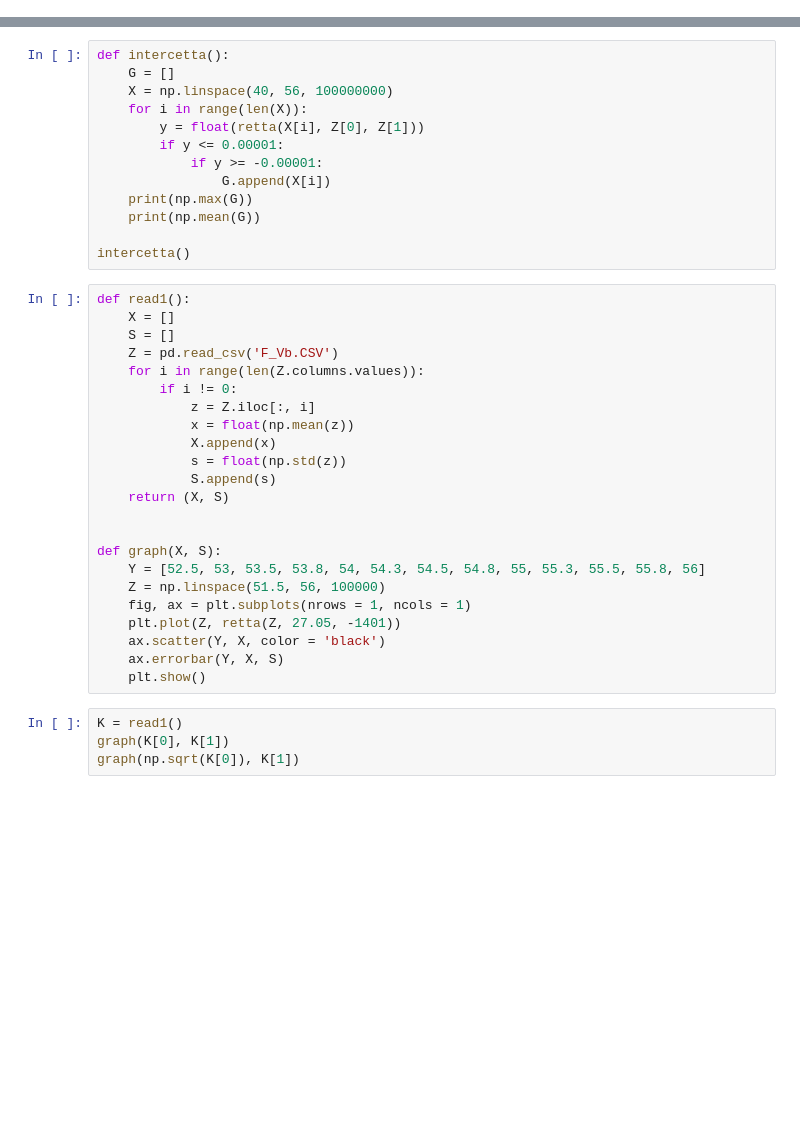
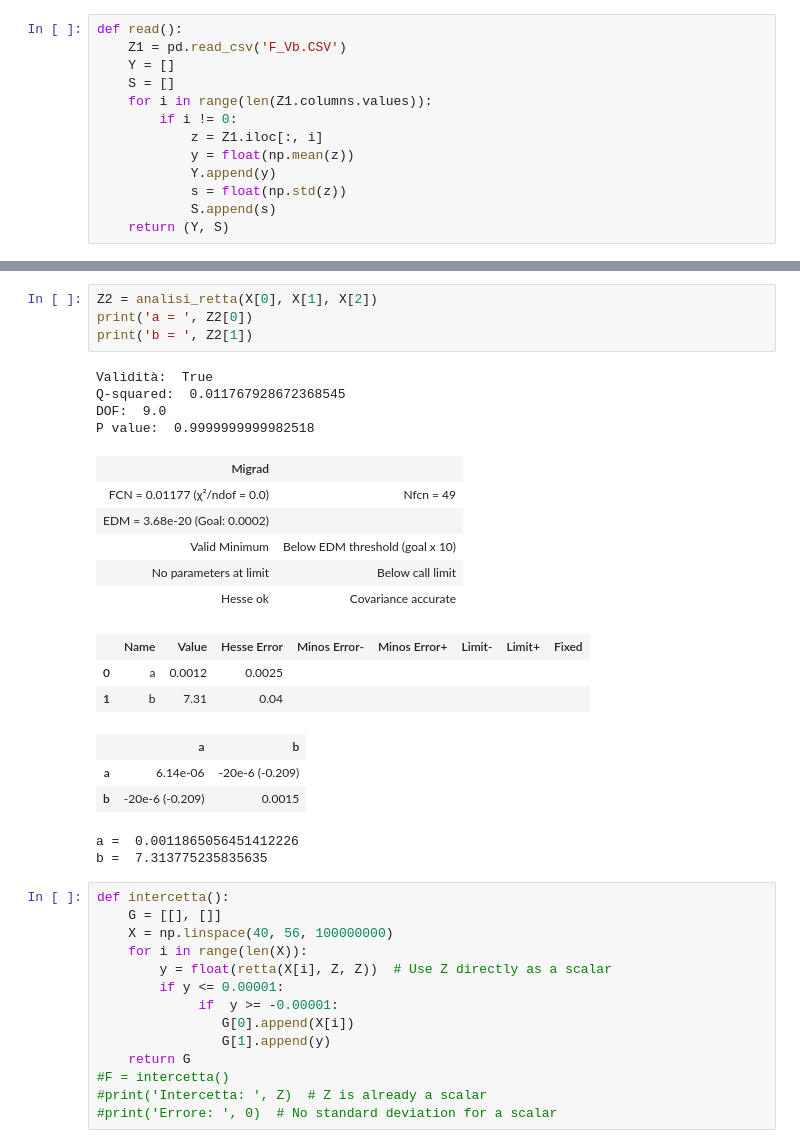
Before and after one commit to Pavar0tty/Laboratorio_SiPM, a Jupyter notebook: Analisi/Parte 1/Analisi Freq_Vb/Analisi.ipynb, the cells around one changed output, grey strips where cells are left out. Saved outputs shown, nothing was run; the diff lists cells and outputs as text; blank space fills up the shorter version.

```diff
--- a/Analisi/Parte 1/Analisi Freq_Vb/Analisi.ipynb
+++ b/Analisi/Parte 1/Analisi Freq_Vb/Analisi.ipynb
@@ -0,0 +14,13 @@
+# %%
+def read():
+    Z1 = pd.read_csv('F_Vb.CSV')
+    Y = []
+    S = []
+    for i in range(len(Z1.columns.values)):
+        if i != 0:
+            z = Z1.iloc[:, i]
+            y = float(np.mean(z))
+            Y.append(y)
+            s = float(np.std(z))
+            S.append(s)
+    return (Y, S)
@@ -73,40 +129,37 @@ print('b = ', Z[1])
+# %%
+Z2 = analisi_retta(X[0], X[1], X[2])
+print('a = ', Z2[0])
+print('b = ', Z2[1])
+# %% [output]
+Validità:  True
+Q-squared:  0.011767928672368545
+DOF:  9.0
+P value:  0.9999999999982518
+| Migrad |  |
+| FCN = 0.01177 (χ²/ndof = 0.0) | Nfcn = 49 |
+| EDM = 3.68e-20 (Goal: 0.0002) |  |
+| Valid Minimum | Below EDM threshold (goal x 10) |
+| No parameters at limit | Below call limit |
+| Hesse ok | Covariance accurate |
+|  | Name | Value | Hesse Error | Minos Error- | Minos Error+ | Limit- | Limit+ | Fixed |
+| 0 | a | 0.0012 | 0.0025 |  |  |  |  |  |
+| 1 | b | 7.31 | 0.04 |  |  |  |  |  |
+|  | a | b |
+| a | 6.14e-06 | -20e-6 (-0.209) |
+| b | -20e-6 (-0.209) | 0.0015 |
+a =  0.0011865056451412226
+b =  7.313775235835635
 # %%
 def intercetta():
-    G = []
+    G = [[], []]
     X = np.linspace(40, 56, 100000000)
     for i in range(len(X)):
-        y = float(retta(X[i], Z[0], Z[1]))
+        y = float(retta(X[i], Z, Z))  # Use Z directly as a scalar
         if y <= 0.00001:
-            if y >= -0.00001:
-                G.append(X[i])
-    print(np.max(G))
-    print(np.mean(G))
-
-intercetta()
+             if  y >= -0.00001:
+                G[0].append(X[i])
+                G[1].append(y)
+    return G
+#F = intercetta()
+#print('Intercetta: ', Z)  # Z is already a scalar
+#print('Errore: ', 0)  # No standard deviation for a scalar
-# %%
-def read1():
-    X = []
-    S = []
-    Z = pd.read_csv('F_Vb.CSV')
-    for i in range(len(Z.columns.values)):
-        if i != 0:
-            z = Z.iloc[:, i]
-            x = float(np.mean(z))
-            X.append(x)
-            s = float(np.std(z))
-            S.append(s)
-    return (X, S)
-
-
-def graph(X, S):
-    Y = [52.5, 53, 53.5, 53.8, 54, 54.3, 54.5, 54.8, 55, 55.3, 55.5, 55.8, 56]
-    Z = np.linspace(51.5, 56, 100000)
-    fig, ax = plt.subplots(nrows = 1, ncols = 1)
-    plt.plot(Z, retta(Z, 27.05, -1401))
-    ax.scatter(Y, X, color = 'black')
-    ax.errorbar(Y, X, S)
-    plt.show()
-# %%
-K = read1()
-graph(K[0], K[1])
-graph(np.sqrt(K[0]), K[1])
```
Also changed, not shown: parts of 7 cells of this notebook, 2 other files.
